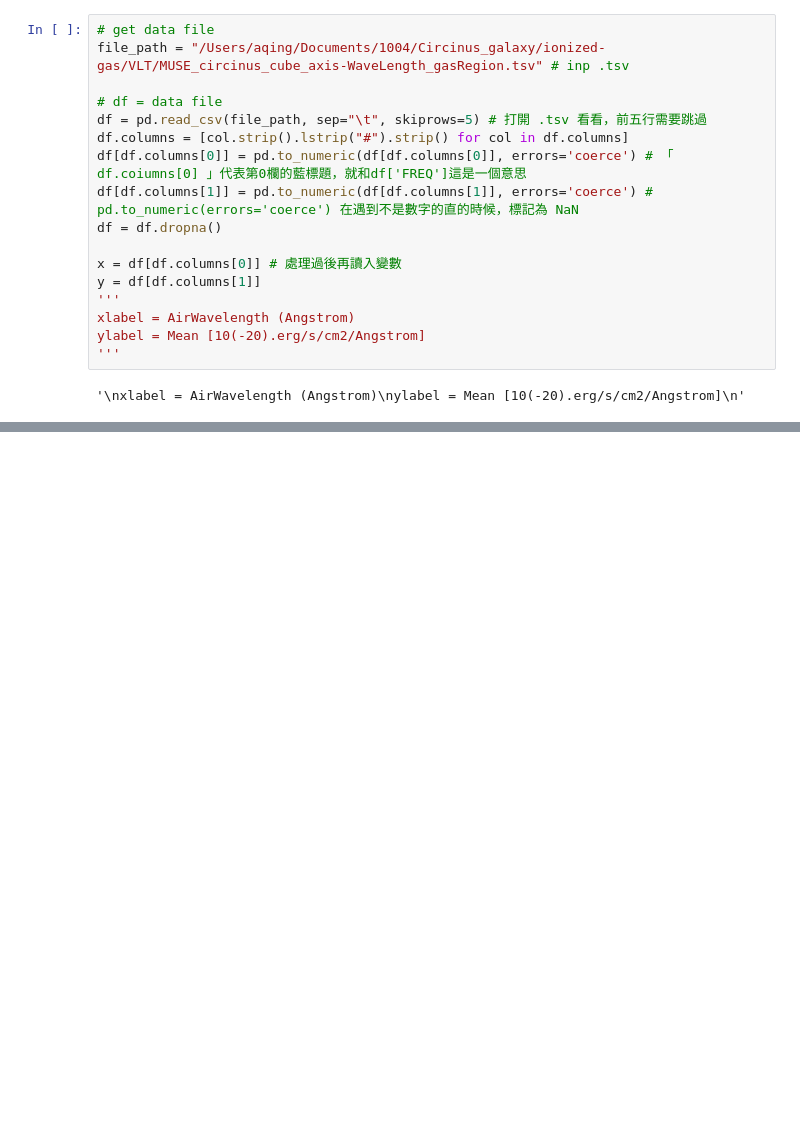
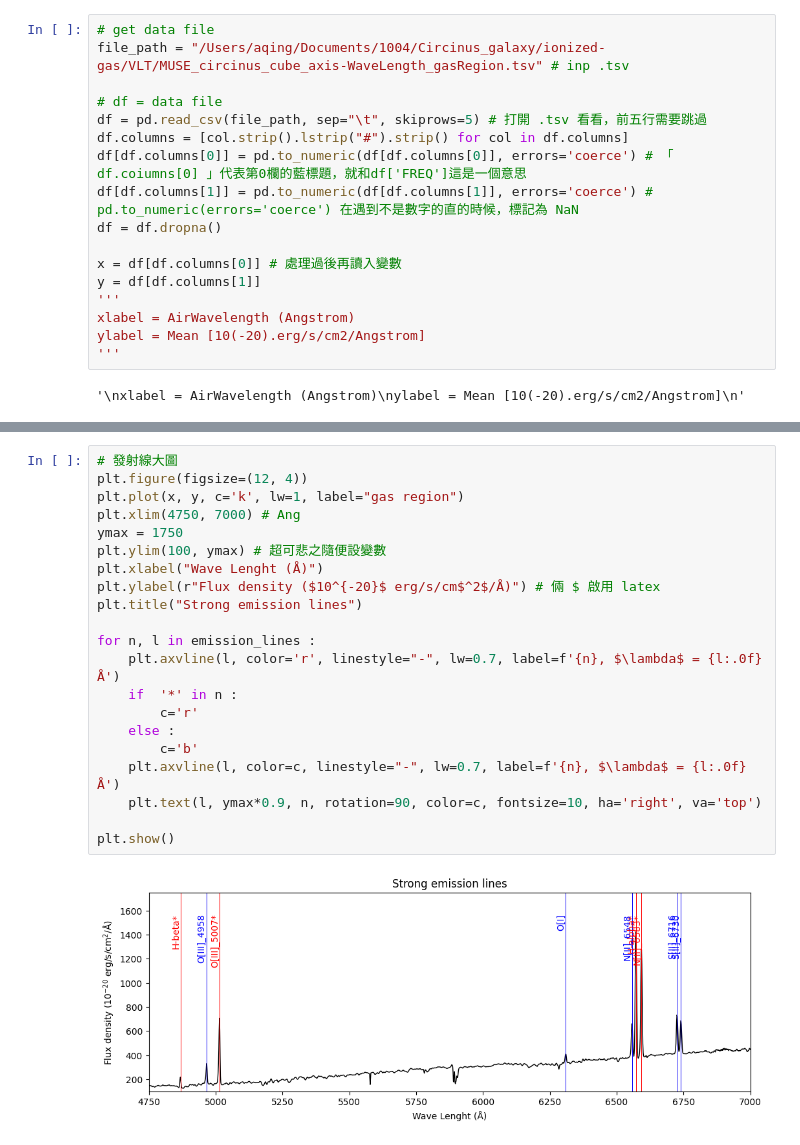
Before and after one commit to aqingo3o/Hello-Circinus, a Jupyter notebook: ionizedGas/py_spectralLine.ipynb, the cells around one changed output, grey strips where cells are left out. Cells and saved outputs as stored; diff of their text form; blank space fills up the shorter version.

```diff
--- a/ionizedGas/py_spectralLine.ipynb
+++ b/ionizedGas/py_spectralLine.ipynb
@@ -112,0 +149,23 @@ plt.show()
+# %%
+# 發射線大圖
+plt.figure(figsize=(12, 4))
+plt.plot(x, y, c='k', lw=1, label="gas region")
+plt.xlim(4750, 7000) # Ang
+ymax = 1750
+plt.ylim(100, ymax) # 超可悲之隨便設變數
+plt.xlabel("Wave Lenght (Å)")
+plt.ylabel(r"Flux density ($10^{-20}$ erg/s/cm$^2$/Å)") # 倆 $ 啟用 latex
+plt.title("Strong emission lines")
+
+for n, l in emission_lines :
+    plt.axvline(l, color='r', linestyle="-", lw=0.7, label=f'{n}, $\lambda$ = {l:.0f} Å')
+    if  '*' in n :
+        c='r'
+    else :
+        c='b'
+    plt.axvline(l, color=c, linestyle="-", lw=0.7, label=f'{n}, $\lambda$ = {l:.0f} Å')
+    plt.text(l, ymax*0.9, n, rotation=90, color=c, fontsize=10, ha='right', va='top')
+
+plt.show()
+# %% [output]
+[figure, added]
```
Also changed, not shown: parts of 9 cells of this notebook.
